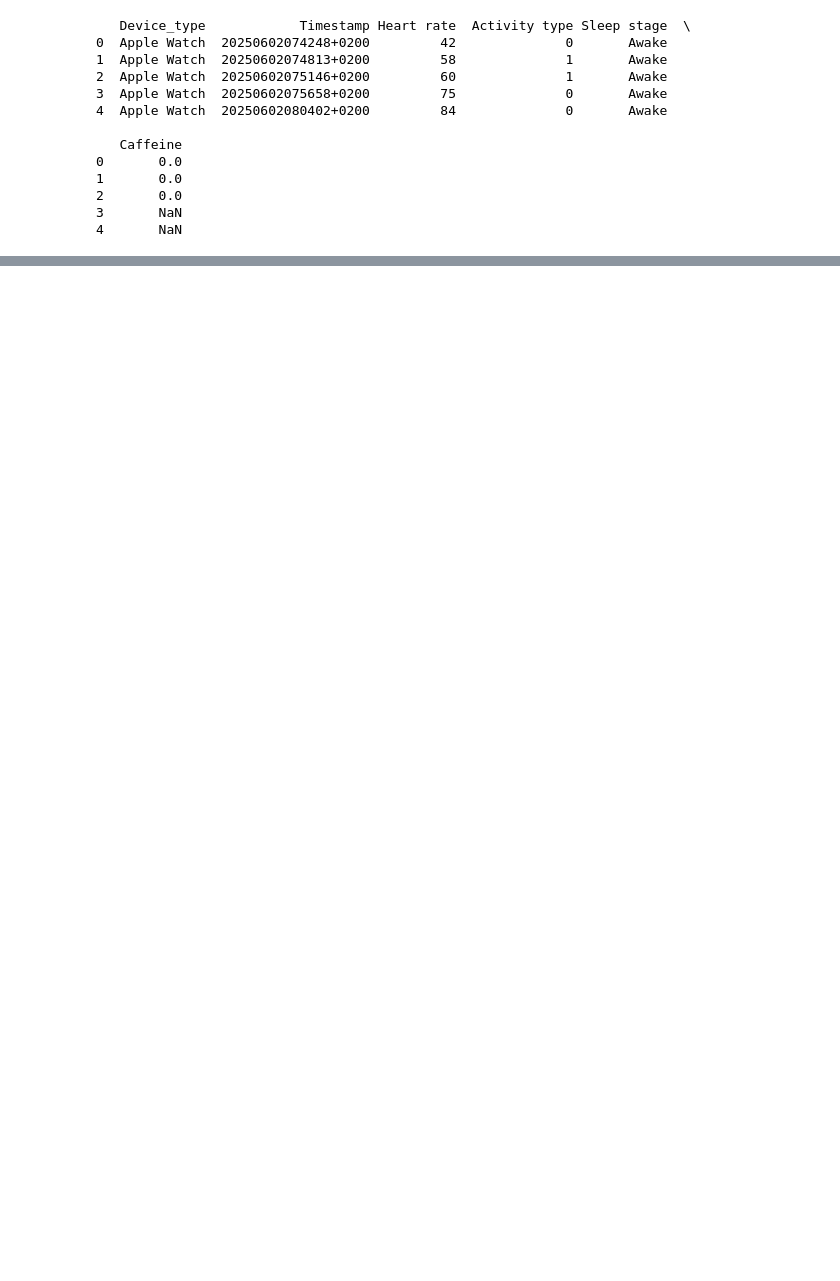
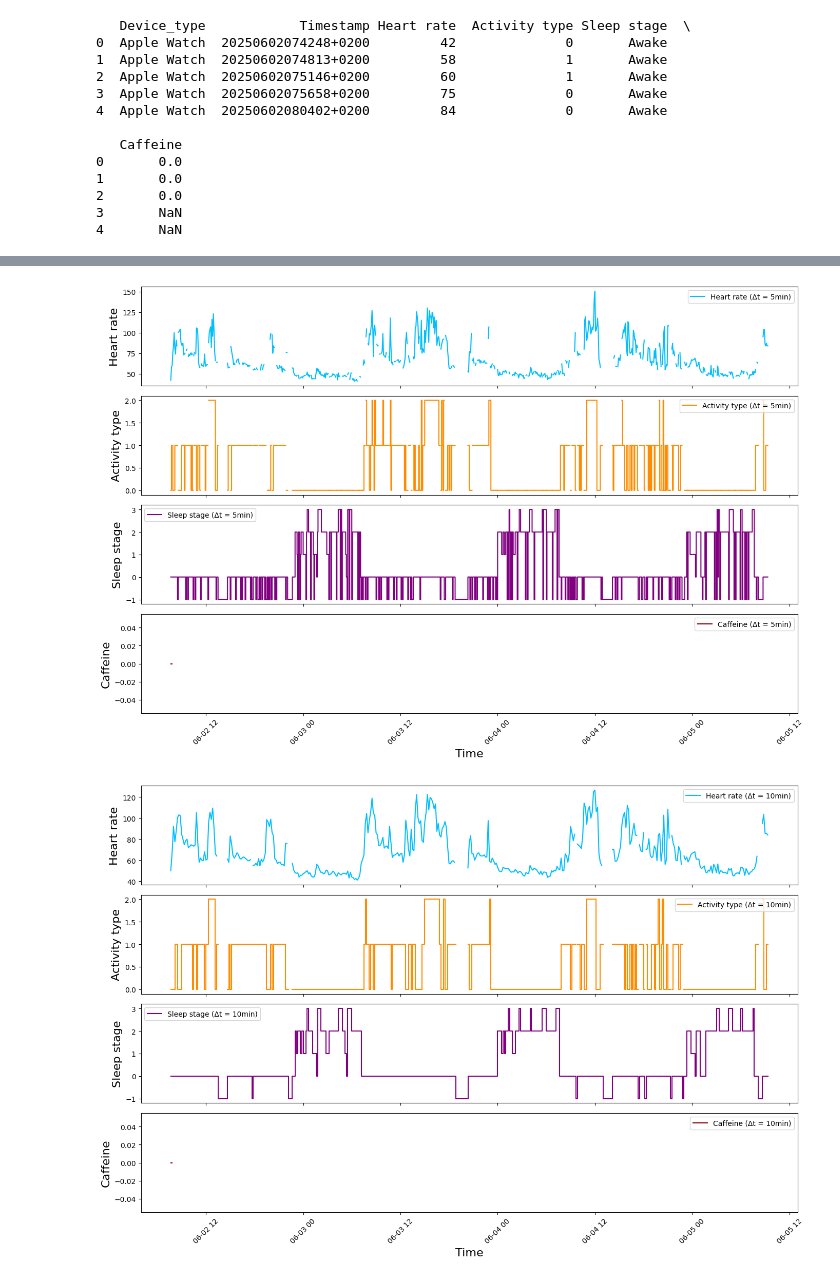
Before and after one commit to PlanetPhilip/ML4QS, a Jupyter notebook: Main.ipynb, the cells around one changed output, grey strips where cells are left out. Cells and saved outputs as stored; diff of their text form; code cells hidden in the pictures; blank space fills up the shorter version.

```diff
--- a/Main.ipynb
+++ b/Main.ipynb
@@ -105,0 +106,69 @@ plt.show()
+# %%
+def plot_sensor_overview(df_resampled, interval_label="10min", save_path="/Users/dora/Desktop/timeseries_plot.png"):
+    """
+    Plots 4 sensor/categorical measurements over time in subplots.
+
+    Parameters:
+        df_resampled (pd.DataFrame): Resampled dataframe with 'Timestamp' as a column.
+        interval_label (str): Label for the time interval (e.g., '10min') to show in the title and legends.
+        save_path (str): File path to save the resulting plot image.
+    """
+
+    # Ensure timestamp is in datetime format and set as index
+    df_resampled = df_resampled.copy()
+    df_resampled["Timestamp"] = pd.to_datetime(df_resampled["Timestamp"], errors="coerce")
+    df_resampled = df_resampled.set_index("Timestamp")
+
+    # Clean caffeine column
+    df_resampled["Caffeine"] = pd.to_numeric(df_resampled["Caffeine"], errors="coerce")
+
+    # Set up figure and axes
+    fig, axs = plt.subplots(nrows=4, ncols=1, figsize=(14, 10), sharex=True)
+
+    # Plot 1: Heart rate
+    axs[0].plot(df_resampled.index,
+                df_resampled["Heart rate"],
+                label=f"Heart rate (Δt = {interval_label})",
+                color='deepskyblue')
+    axs[0].set_ylabel("Heart rate", fontsize=16)
+    axs[0].legend()
+
+    # Plot 2: Activity type
+    axs[1].plot(df_resampled.index,
+                pd.to_numeric(df_resampled["Activity type"], errors='coerce'),
+                drawstyle='steps-post',
+                label=f"Activity type (Δt = {interval_label})",
+                color='darkorange')
+    axs[1].set_ylabel("Activity type", fontsize=16)
+    axs[1].legend()
+
+    # Plot 3: Sleep stage
+    axs[2].plot(df_resampled.index,
+                df_resampled["Sleep stage"].astype("category").cat.codes,
+                drawstyle='steps-post',
+                label=f"Sleep stage (Δt = {interval_label})",
+                color='purple')
+    axs[2].set_ylabel("Sleep stage", fontsize=16)
+    axs[2].legend()
+
+    # Plot 4: Caffeine
+    axs[3].plot(df_resampled.index,
+                df_resampled["Caffeine"],
+                label=f"Caffeine (Δt = {interval_label})",
+                color='darkred')
+    axs[3].set_ylabel("Caffeine", fontsize=16)
+    axs[3].legend()
+
+    # Final formatting
+    axs[-1].set_xlabel("Time", fontsize=16)
+    plt.xticks(rotation=45)
+    plt.tight_layout(rect=[0, 0, 1, 0.95])  # Leaves space for suptitle
+    plt.savefig(save_path, dpi=300)
+    plt.show()
+
+plot_sensor_overview(df_5min, interval_label="5min", save_path="/Users/dora/Desktop/5.png")
+plot_sensor_overview(df_10min, interval_label="10min", save_path="/Users/dora/Desktop/10.png")
+plot_sensor_overview(df_15min, interval_label="15min", save_path="/Users/dora/Desktop/15.png")
+# %% [output]
+[figure, added]
+[figure, added]
```
Also changed, not shown: parts of 12 cells of this notebook, 1 other file.
